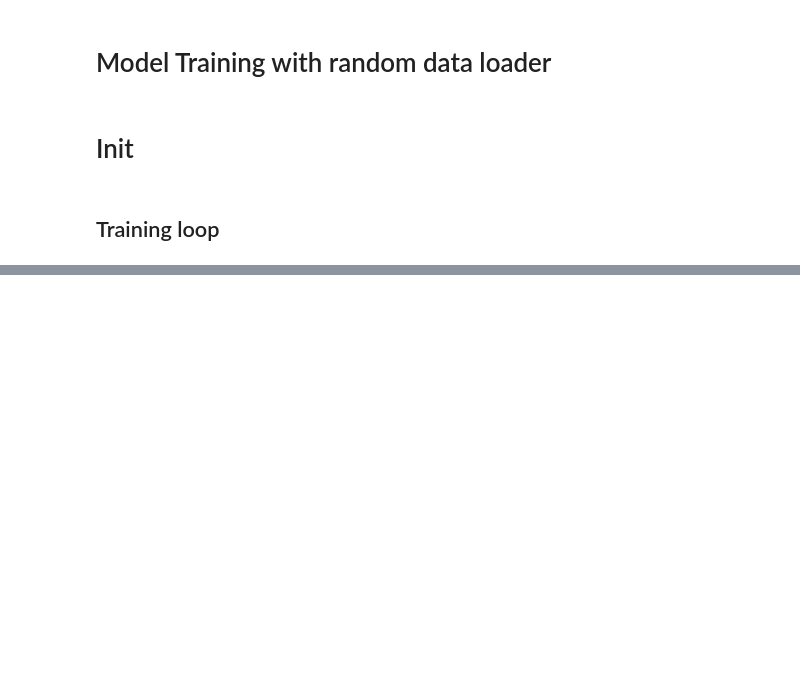
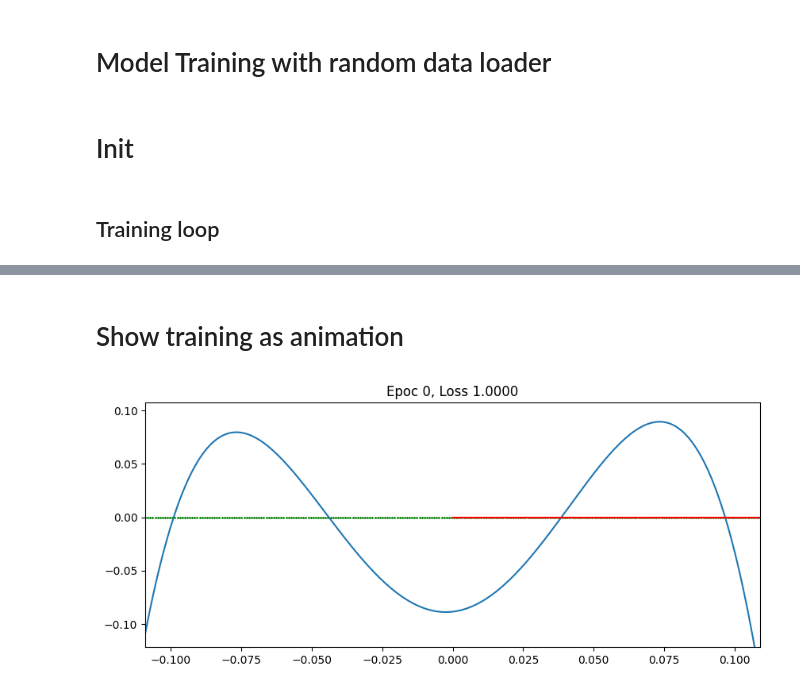
Before and after one commit to sjamthe/customNNexperiments, a Jupyter notebook: SegmentNet-v5.ipynb, the cells around one changed output, grey strips where cells are left out. Cells and saved outputs as stored; diff of their text form; code cells hidden in the pictures; blank space fills up the shorter version.

```diff
--- a/SegmentNet-v5.ipynb
+++ b/SegmentNet-v5.ipynb
@@ -484,0 +459,31 @@ x.min(),x.max()
+# %% [markdown]
+# Show training as animation
+# %%
+import matplotlib.pyplot as plt
+from matplotlib.animation import FuncAnimation
+
+fig, ax = plt.subplots()
+ax.set_xlim(x.min(), x.max())
+ax.set_ylim(ytest.min()*.8, ytest.max()*1.2)
+ax.plot(x, ytest)
+scatter = ax.scatter([], [], c='g',s=1)
+a = ax.plot([], [], c='r', linestyle="-")
+
+def animate(i):
+    model.load_state_dict(model_params[i])
+    px = model_params[i]['x']
+    py = model_params[i]['y']
+    a[0].set_data(px, py)
+
+    #alternate plot
+    with torch.no_grad():
+        model.eval() # be sure to call model.eval() method before inferencing to set the dropout and batch normalization layers to evaluation mode. Failing to do this will yield inconsistent inference results.
+        y = model(x)
+    yout = y.data.reshape(xs.shape[0])
+    scatter.set_offsets(np.column_stack((x, yout)))
+    ax.set_title(f"Epoc {i*1}, Loss {losses[1*(i)]:.4f}")
+    return a
+
+anim = FuncAnimation(fig, animate, frames=range(0,len(model_params)-1, 2))
+# %% [output]
+[figure, added]
```
Also changed, not shown: parts of 12 cells of this notebook.
